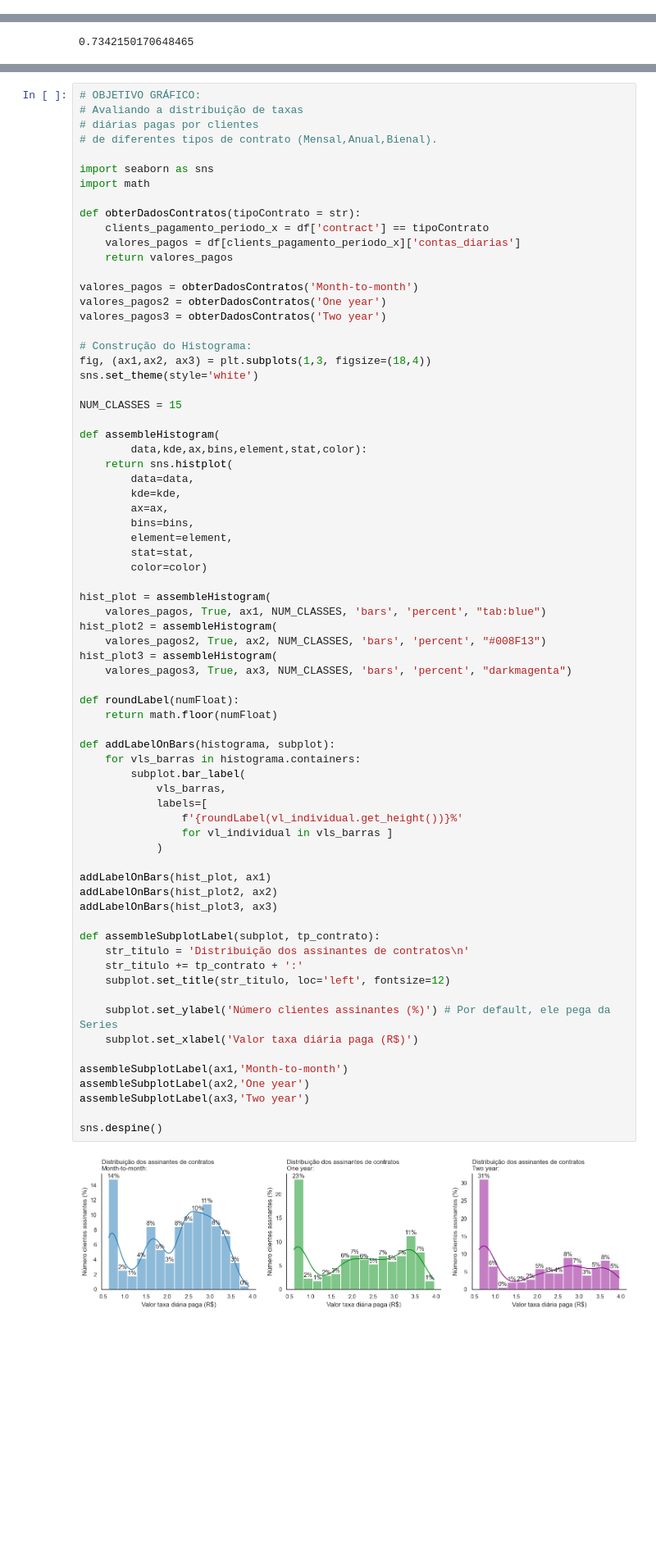
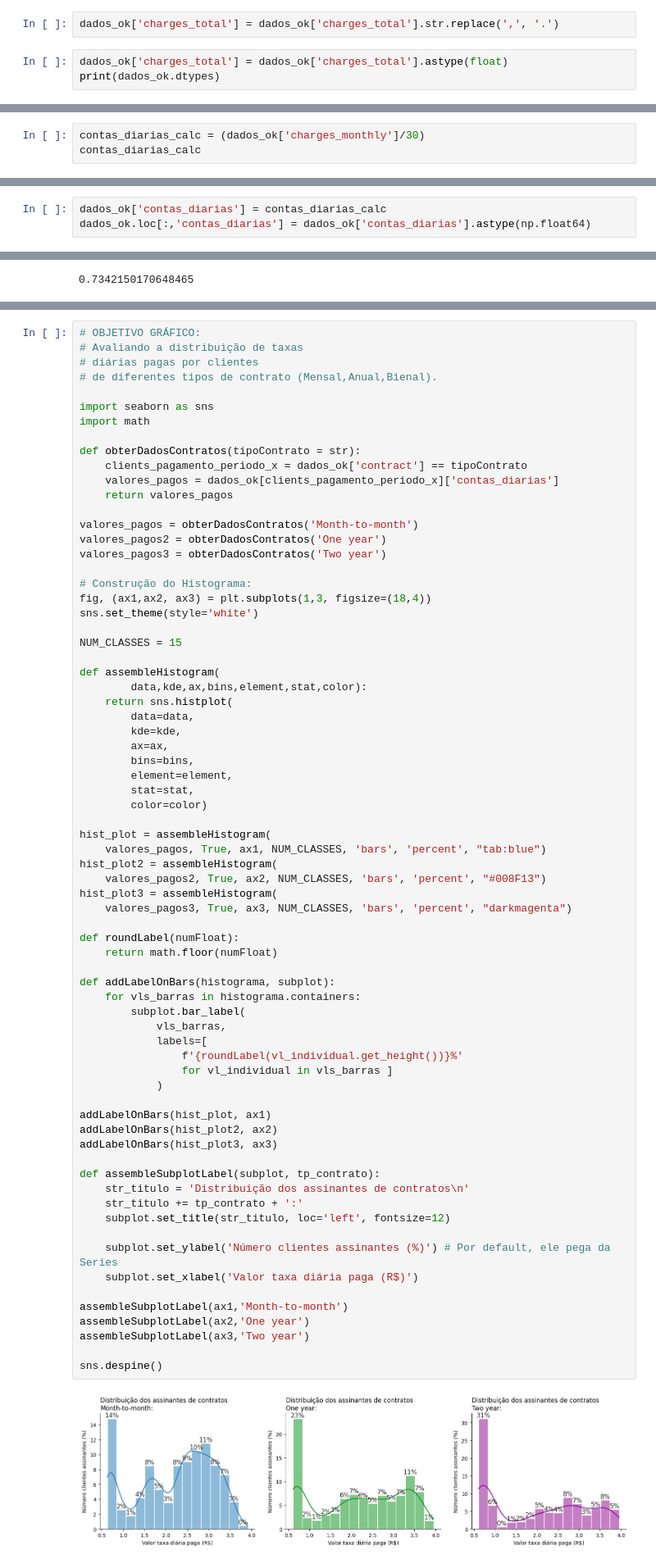
Before and after one commit to mbrandino/Challenge_desafio3-ci-ncia-de-dados-, a Jupyter notebook: telecomx_br.ipynb, the cells around one changed output, grey strips where cells are left out. Shown at 82% size. Saved outputs shown, nothing was run; the diff lists cells and outputs as text; blank space fills up the shorter version.

```diff
--- a/telecomx_br.ipynb
+++ b/telecomx_br.ipynb
@@ -499,0 +641,5 @@ df.head(1)
+# %%
+dados_ok['charges_total'] = dados_ok['charges_total'].str.replace(',', '.')
+# %%
+dados_ok['charges_total'] = dados_ok['charges_total'].astype(float)
+print(dados_ok.dtypes)
@@ -499,0 +709,3 @@ df.head(1)
+# %%
+contas_diarias_calc = (dados_ok['charges_monthly']/30)
+contas_diarias_calc
@@ -499,0 +728,3 @@ df.head(1)
+# %%
+dados_ok['contas_diarias'] = contas_diarias_calc
+dados_ok.loc[:,'contas_diarias'] = dados_ok['contas_diarias'].astype(np.float64)
@@ -851,8 +1104,8 @@ import seaborn as sns
 import math
 
 def obterDadosContratos(tipoContrato = str):
-    clients_pagamento_periodo_x = df['contract'] == tipoContrato
-    valores_pagos = df[clients_pagamento_periodo_x]['contas_diarias']
+    clients_pagamento_periodo_x = dados_ok['contract'] == tipoContrato
+    valores_pagos = dados_ok[clients_pagamento_periodo_x]['contas_diarias']
     return valores_pagos
 
 valores_pagos = obterDadosContratos('Month-to-month')
@@ -886,34 +1139,34 @@ hist_plot3 = assembleHistogram(
 def roundLabel(numFloat):
     return math.floor(numFloat)
 
 def addLabelOnBars(histograma, subplot):
     for vls_barras in histograma.containers:
         subplot.bar_label(
             vls_barras,
             labels=[
                 f'{roundLabel(vl_individual.get_height())}%'
                 for vl_individual in vls_barras ]
             )
 
 addLabelOnBars(hist_plot, ax1)
 addLabelOnBars(hist_plot2, ax2)
 addLabelOnBars(hist_plot3, ax3)
 
 def assembleSubplotLabel(subplot, tp_contrato):
     str_titulo = 'Distribuição dos assinantes de contratos\n'
     str_titulo += tp_contrato + ':'
     subplot.set_title(str_titulo, loc='left', fontsize=12)
 
     subplot.set_ylabel('Número clientes assinantes (%)') # Por default, ele pega da Series
     subplot.set_xlabel('Valor taxa diária paga (R$)')
 
 assembleSubplotLabel(ax1,'Month-to-month')
 assembleSubplotLabel(ax2,'One year')
 assembleSubplotLabel(ax3,'Two year')
 
 sns.despine()
 # %% [output]
-[figure, old version]
+[figure, new version]
 # %%
 # IDEIA: posso fazer uma releitura do gráfico acima,
 # porém separando em classes, os que evadiram apenas, e os que NÃO evadiram
```
Also changed, not shown: parts of 133 cells of this notebook.
